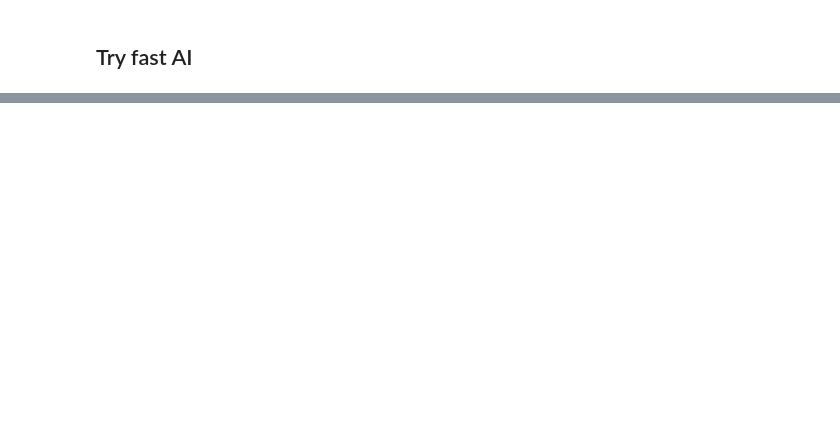
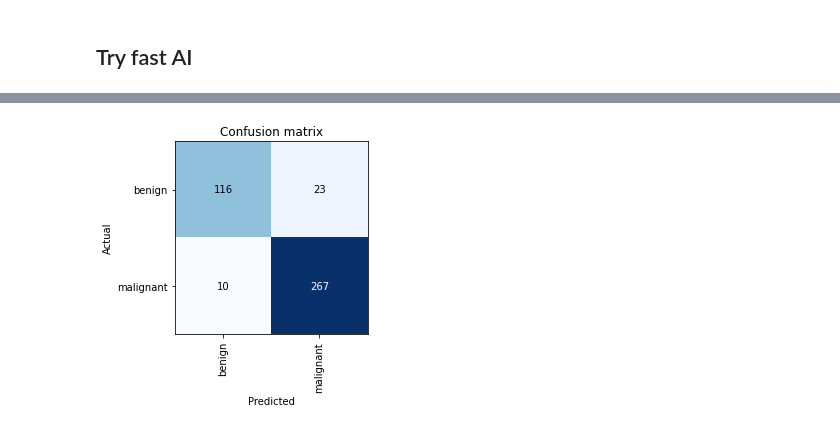
Before and after one commit to mkpetterson/cancer-prediction, a Jupyter notebook: notebooks/NeuralNetwork.ipynb, the cells around one changed output, grey strips where cells are left out. Saved outputs shown, nothing was run; the diff lists cells and outputs as text; code cells hidden in the pictures; blank space fills up the shorter version.

```diff
--- a/notebooks/NeuralNetwork.ipynb
+++ b/notebooks/NeuralNetwork.ipynb
@@ -202,0 +309,4 @@ malignant
+# %%
+metric = ClassificationInterpretation.from_learner(learn)
+metric.plot_confusion_matrix()
+# %% [output]
@@ -203,3 +314,4 @@ malignant
+[figure, added]
 # %%
 ## For Mammograms
 # %%
```
Also changed, not shown: parts of 27 cells of this notebook, 5 other files.
